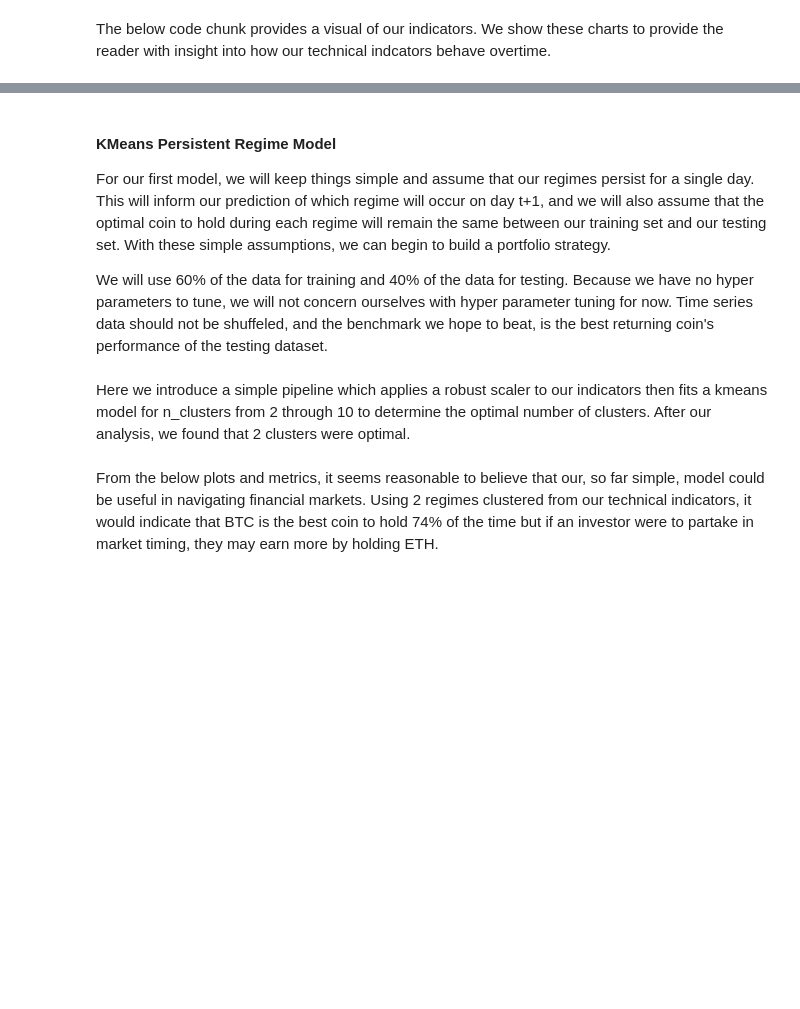
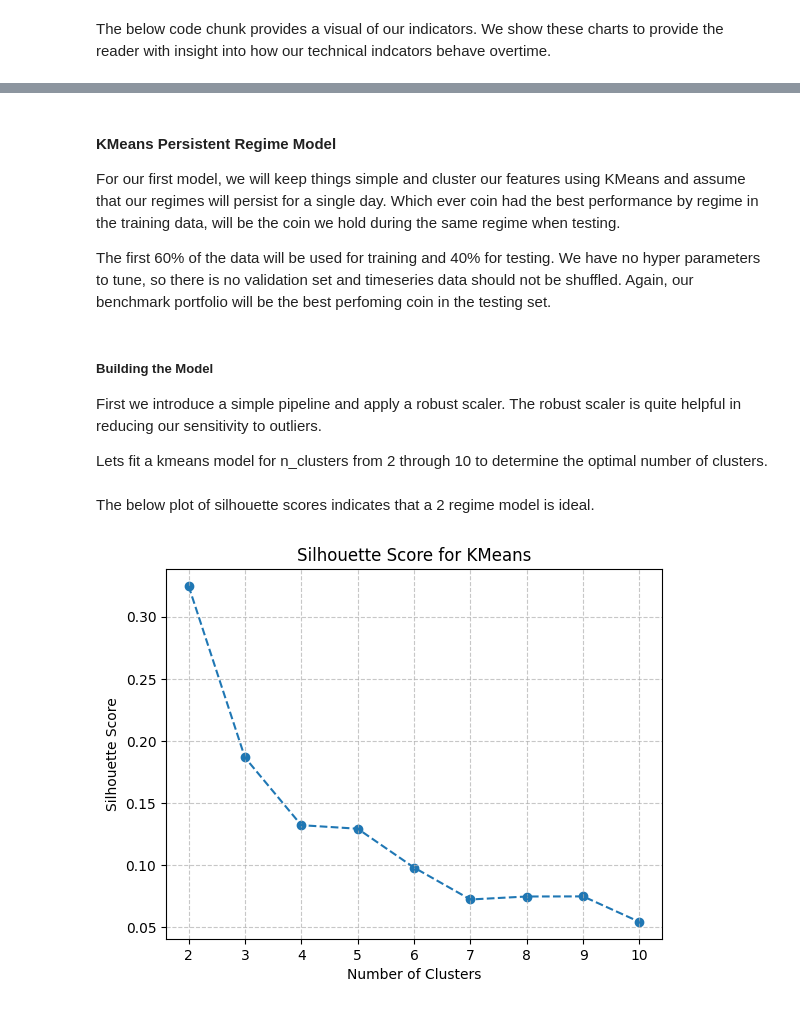
Before and after one commit to Ryanmilgrim/cfrm521_project, a Jupyter notebook: CFRM 521 Final Project.ipynb, the cells around one changed output, grey strips where cells are left out. Drawn from its saved outputs; the diff is of its cells as text; code cells hidden in the pictures; blank space fills up the shorter version.

```diff
--- a/CFRM 521 Final Project.ipynb
+++ b/CFRM 521 Final Project.ipynb
@@ -333,15 +338,19 @@ def plot_portfolio_allocations(portfolio, benchmark):
 # %% [markdown]
 #### KMeans Persistent Regime Model
 
-For our first model, we will keep things simple and assume that our regimes persist for a single day. This will inform our prediction of which regime will occur on day t+1, and we will also assume that the optimal coin to hold during each regime will remain the same between our training set and our testing set. With these simple assumptions, we can begin to build a portfolio strategy.
+For our first model, we will keep things simple and cluster our features using KMeans and assume that our regimes will persist for a single day. Which ever coin had the best performance by regime in the training data, will be the coin we hold during the same regime when testing.
 
-We will use 60% of the data for training and 40% of the data for testing. Because we have no hyper parameters to tune, we will not concern ourselves with hyper parameter tuning for now. Time series data should not be shuffeled, and the benchmark we hope to beat, is the best returning coin's performance of the testing dataset.
+The first 60% of the data will be used for training and 40% for testing. We have no hyper parameters to tune, so there is no validation set and timeseries data should not be shuffled. Again, our benchmark portfolio will be the best perfoming coin in the testing set.
 # %% [markdown]
-Here we introduce a simple pipeline which applies a robust scaler to our indicators then fits a kmeans model for n_clusters from 2 through 10 to determine the optimal number of clusters. After our analysis, we found that 2 clusters were optimal.
+##### Building the Model
+First we introduce a simple pipeline and apply a robust scaler. The robust scaler is quite helpful in reducing our sensitivity to outliers.
+
+Lets fit a kmeans model for n_clusters from 2 through 10 to determine the optimal number of clusters.
 # %%
 from sklearn.pipeline import Pipeline
 from sklearn.preprocessing import RobustScaler
 from sklearn.cluster import KMeans
+from sklearn.model_selection import train_test_split
 
 # Create the pipeline to only momentum and volatility columns
 pipeline = Pipeline([
@@ -353,35 +362,40 @@ pipeline = Pipeline([
 technical_indicators = [coin + '__Momentum' for coin in coins]
 technical_indicators += [coin + '__Volatility' for coin in coins]
 X = data[technical_indicators]
+
+# Split the data into training and testing sets
+X_train, X_test = train_test_split(X, shuffle=False, test_size=0.4)
+# %% [markdown]
+The below plot of silhouette scores indicates that a 2 regime model is ideal.
 # %%
 from sklearn.metrics import silhouette_score
 
 # Fit the pipeline to the for n_clusters = {2 - 10} and record silhouette score.
 scores = dict()
 for n in range(2, 11):
     pipeline.set_params(kmeans__n_clusters=n)
-    pipeline.fit(X)
+    pipeline.fit(X_train)
 
     # Transform data to get cluster labels
     labels = pipeline['kmeans'].labels_
 
     # Calculate the silhouette score
-    score = silhouette_score(X, labels)
+    score = silhouette_score(X_train, labels)
     scores[n] = score
 
 # Refitting the model to our best found parameter
-n_regimes = 3
+n_regimes = 2
 pipeline.set_params(kmeans__n_clusters=n_regimes)
-pipeline.fit(X)
+pipeline.fit(X_train)
 
 # Plot the scores
 fig, ax = plt.subplots()
 ax.plot(list(scores.keys()), list(scores.values()), linestyle='--')
 ax.scatter(list(scores.keys()), list(scores.values()))
 ax.set_title('Silhouette Score for KMeans')
 ax.set_xlabel('Number of Clusters')
 ax.set_ylabel('Silhouette Score')
 ax.grid(True, alpha=0.7, linestyle='--')
 plt.show()
+# %% [output]
+[figure, added]
-# %% [markdown]
-From the below plots and metrics, it seems reasonable to believe that our, so far simple, model could be useful in navigating financial markets. Using 2 regimes clustered from our technical indicators, it would indicate that BTC is the best coin to hold 74% of the time but if an investor were to partake in market timing, they may earn more by holding ETH.
```
Also changed, not shown: parts of 19 cells of this notebook.
